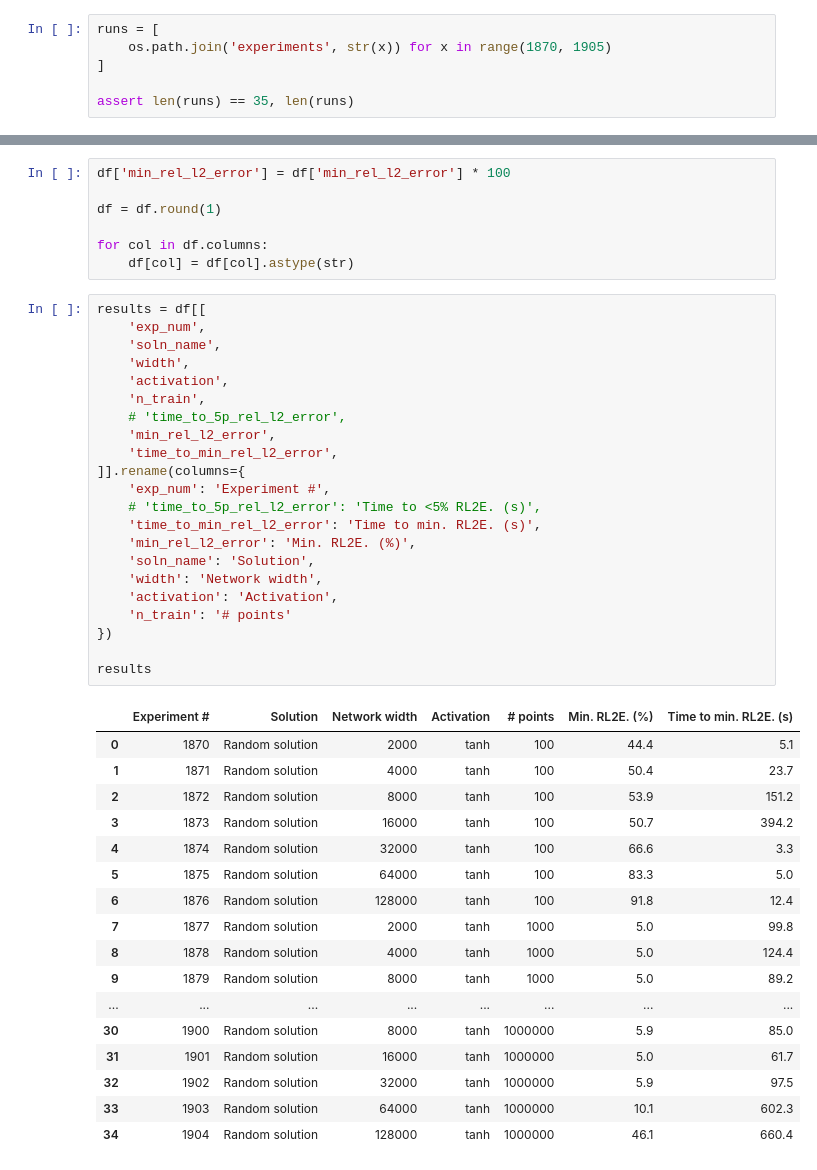
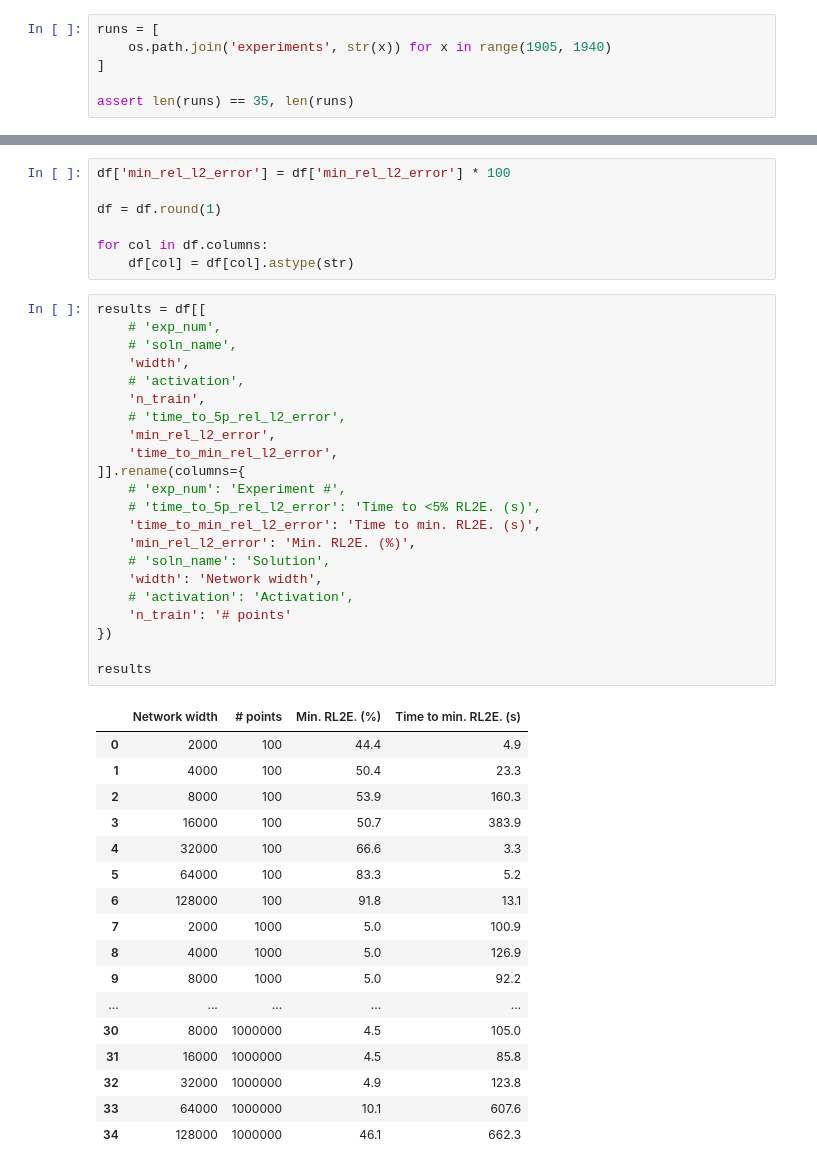
Before and after one commit to ddegenaro/flash-max, a Jupyter notebook: new_sensitivity.ipynb, the cells around one changed output, grey strips where cells are left out. Saved outputs shown, nothing was run; the diff lists cells and outputs as text.

```diff
--- a/new_sensitivity.ipynb
+++ b/new_sensitivity.ipynb
@@ -28,7 +6,7 @@ import numpy as np
 import pandas as pd
 # %%
 runs = [
-    os.path.join('experiments', str(x)) for x in range(1870, 1905)
+    os.path.join('experiments', str(x)) for x in range(1905, 1940)
 ]
 
 assert len(runs) == 35, len(runs)
@@ -121,42 +99,42 @@ for col in df.columns:
     df[col] = df[col].astype(str)
 # %%
 results = df[[
-    'exp_num',
-    'soln_name',
+    # 'exp_num',
+    # 'soln_name',
     'width',
-    'activation',
+    # 'activation',
     'n_train',
     # 'time_to_5p_rel_l2_error',
     'min_rel_l2_error',
     'time_to_min_rel_l2_error',
 ]].rename(columns={
-    'exp_num': 'Experiment #',
+    # 'exp_num': 'Experiment #',
     # 'time_to_5p_rel_l2_error': 'Time to <5% RL2E. (s)',
     'time_to_min_rel_l2_error': 'Time to min. RL2E. (s)',
     'min_rel_l2_error': 'Min. RL2E. (%)',
-    'soln_name': 'Solution',
+    # 'soln_name': 'Solution',
     'width': 'Network width',
-    'activation': 'Activation',
+    # 'activation': 'Activation',
     'n_train': '# points'
 })
 
 results
 # %% [output]
-|  | Experiment # | Solution | Network width | Activation | # points | Min. RL2E. (%) | Time to min. RL2E. (s) |
-| 0 | 1870 | Random solution | 2000 | tanh | 100 | 44.4 | 5.1 |
-| 1 | 1871 | Random solution | 4000 | tanh | 100 | 50.4 | 23.7 |
-| 2 | 1872 | Random solution | 8000 | tanh | 100 | 53.9 | 151.2 |
-| 3 | 1873 | Random solution | 16000 | tanh | 100 | 50.7 | 394.2 |
-| 4 | 1874 | Random solution | 32000 | tanh | 100 | 66.6 | 3.3 |
-| 5 | 1875 | Random solution | 64000 | tanh | 100 | 83.3 | 5.0 |
-| 6 | 1876 | Random solution | 128000 | tanh | 100 | 91.8 | 12.4 |
-| 7 | 1877 | Random solution | 2000 | tanh | 1000 | 5.0 | 99.8 |
-| 8 | 1878 | Random solution | 4000 | tanh | 1000 | 5.0 | 124.4 |
-| 9 | 1879 | Random solution | 8000 | tanh | 1000 | 5.0 | 89.2 |
-| ... | ... | ... | ... | ... | ... | ... | ... |
-| 30 | 1900 | Random solution | 8000 | tanh | 1000000 | 5.9 | 85.0 |
-| 31 | 1901 | Random solution | 16000 | tanh | 1000000 | 5.0 | 61.7 |
-| 32 | 1902 | Random solution | 32000 | tanh | 1000000 | 5.9 | 97.5 |
-| 33 | 1903 | Random solution | 64000 | tanh | 1000000 | 10.1 | 602.3 |
-| 34 | 1904 | Random solution | 128000 | tanh | 1000000 | 46.1 | 660.4 |
+|  | Network width | # points | Min. RL2E. (%) | Time to min. RL2E. (s) |
+| 0 | 2000 | 100 | 44.4 | 4.9 |
+| 1 | 4000 | 100 | 50.4 | 23.3 |
+| 2 | 8000 | 100 | 53.9 | 160.3 |
+| 3 | 16000 | 100 | 50.7 | 383.9 |
+| 4 | 32000 | 100 | 66.6 | 3.3 |
+| 5 | 64000 | 100 | 83.3 | 5.2 |
+| 6 | 128000 | 100 | 91.8 | 13.1 |
+| 7 | 2000 | 1000 | 5.0 | 100.9 |
+| 8 | 4000 | 1000 | 5.0 | 126.9 |
+| 9 | 8000 | 1000 | 5.0 | 92.2 |
+| ... | ... | ... | ... | ... |
+| 30 | 8000 | 1000000 | 4.5 | 105.0 |
+| 31 | 16000 | 1000000 | 4.5 | 85.8 |
+| 32 | 32000 | 1000000 | 4.9 | 123.8 |
+| 33 | 64000 | 1000000 | 10.1 | 607.6 |
+| 34 | 128000 | 1000000 | 46.1 | 662.3 |
 # %%
```
Also changed, not shown: parts of 2 cells of this notebook.
